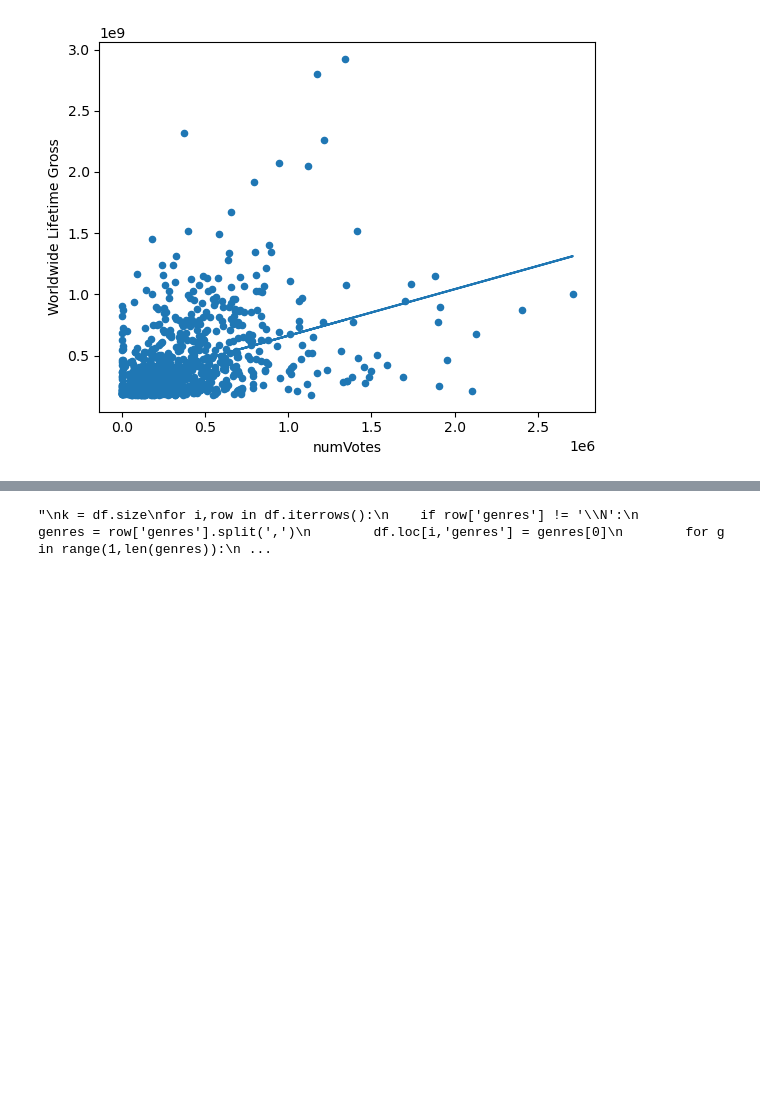
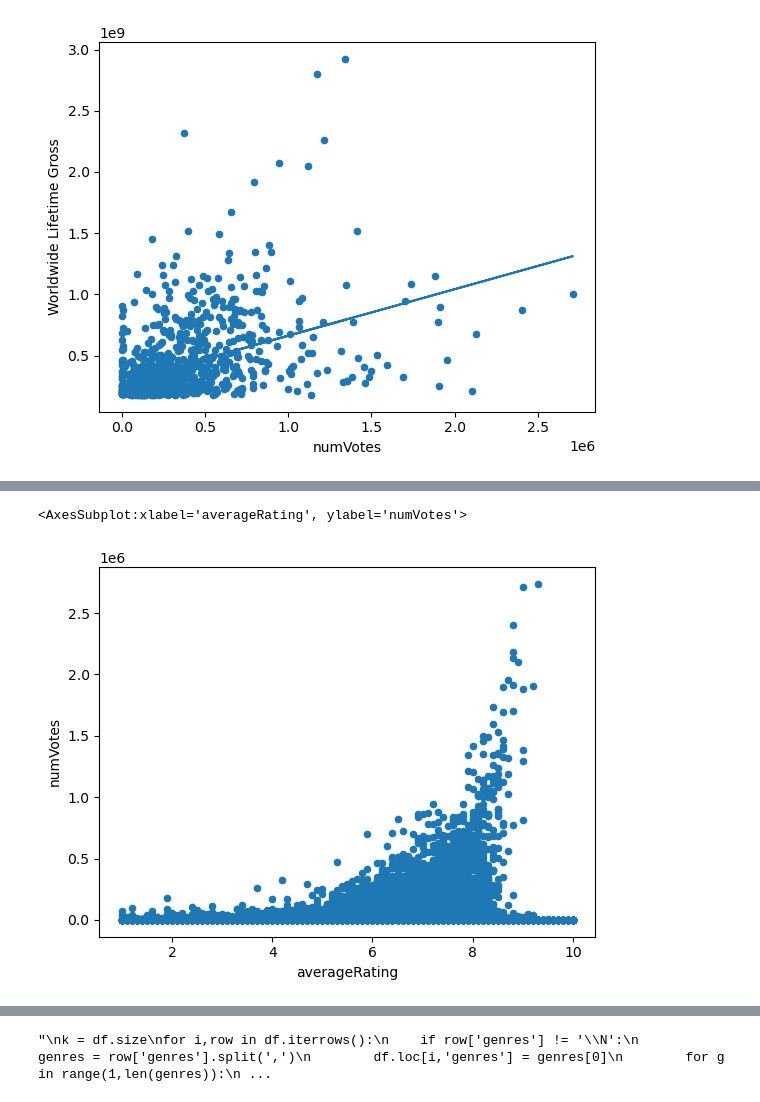
Before and after one commit to James-Trauger/James-Trauger.github.io, a Jupyter notebook: james.ipynb, the cells around one changed output, grey strips where cells are left out. Saved outputs shown, nothing was run; the diff lists cells and outputs as text; code cells hidden in the pictures; blank space fills up the shorter version.

```diff
--- a/james.ipynb
+++ b/james.ipynb
@@ -338,0 +342,5 @@ plt.scatter(preds, boxdf['residuals'])
+# %%
+df.plot.scatter(x='averageRating',y='numVotes')
+# %% [output]
+<AxesSubplot:xlabel='averageRating', ylabel='numVotes'>
+[figure, added]
```
Also changed, not shown: parts of 15 cells of this notebook.
